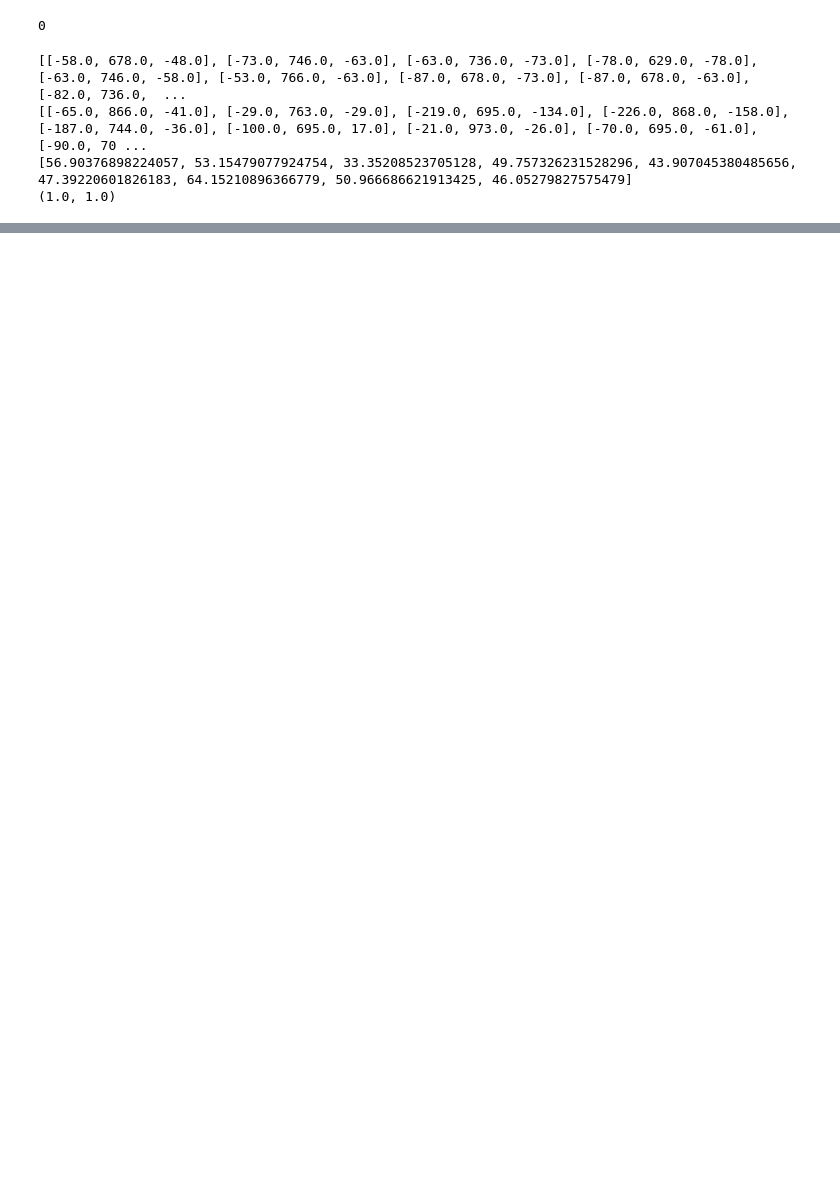
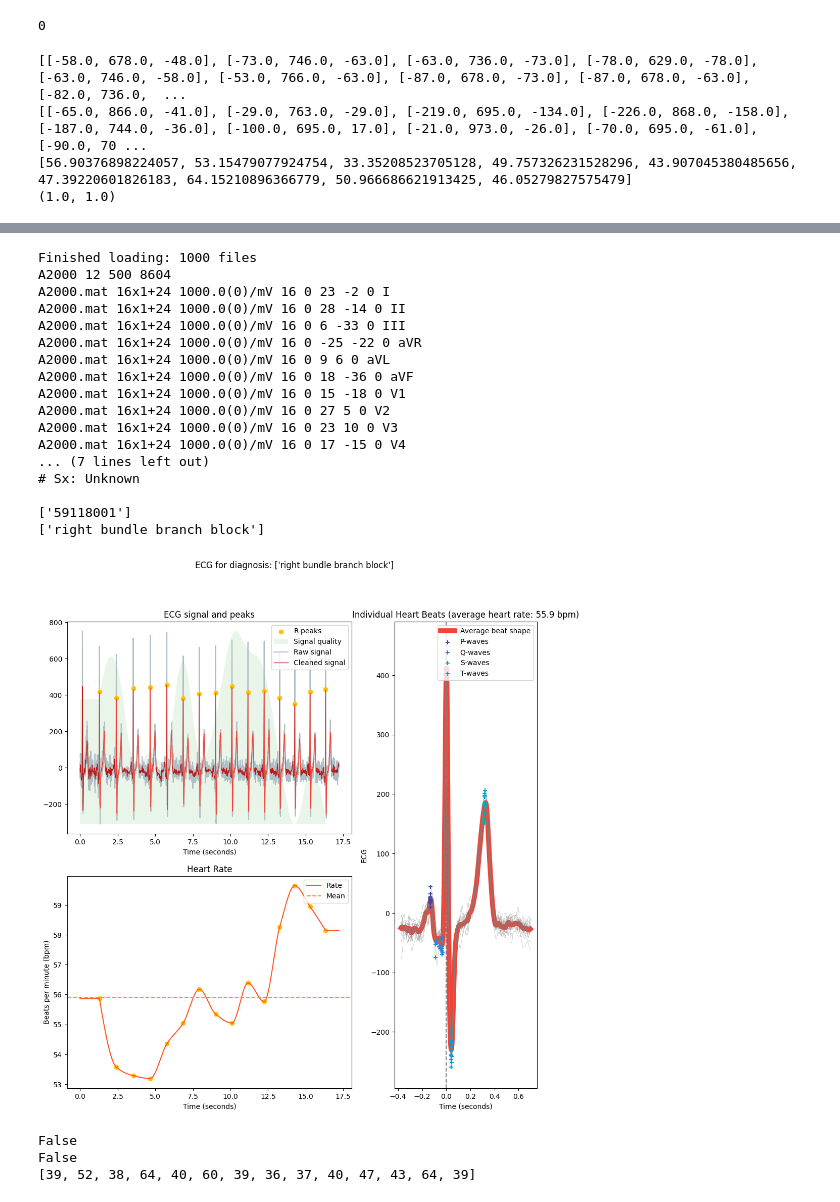
Before and after one commit to ispmor/multibranch-architecture, a Jupyter notebook: notebooks/signal_analysis_for_domain_knowledge.ipynb, the cells around one changed output, grey strips where cells are left out. Cells and saved outputs as stored; diff of their text form; code cells hidden in the pictures; blank space fills up the shorter version.

```diff
--- a/notebooks/signal_analysis_for_domain_knowledge.ipynb
+++ b/notebooks/signal_analysis_for_domain_knowledge.ipynb
@@ -184,0 +278,57 @@ print(get_rhythm_origin(signals_I, info_I, signals_II, info_II))
+# %%
+#RBBB
+data_directory="../data/physionet.org/files/challenge-2021/1.0.3/training/cpsc_2018/g3"
+
+header_files, recording_files = find_challenge_files(data_directory)
+num_recordings = len(header_files)
+index_RBBB = header_files.index('../data/physionet.org/files/challenge-2021/1.0.3/training/cpsc_2018/g3/A2000.hea')
+
+print(f"Finished loading: {num_recordings} files")
+
+header = load_header(header_files[index_RBBB])
+print(header)
+current_labels= clean_labels(header)
+print(current_labels)
+current_abbreviations=[labels_to_class[int(label)] for label in current_labels]
+print(current_abbreviations)
+
+recording = np.array(load_recording(recording_files[index_RBBB]), dtype=np.float32)
+recording_full = get_leads_values(header, recording, leads)
+
+signals_I, info_I = nk.ecg_process(recording[0], sampling_rate=500)
+
+# Visualise the processing
+plt.close()
+nk.ecg_plot(signals_I, info)
+fig = plt.gcf()
+fig.set_size_inches(12, 12, forward=True)
+fig.suptitle(f"ECG for diagnosis: {current_abbreviations}")
+plt.show()
+
+bpm=np.mean(nk.ecg_rate(signals_I, sampling_rate=500))
+
+print(has_missing_qrs(signals_I, info_I))
+print(has_missing_p(signals_I, info_I))
+print(get_QRS_duration(signals_I, info_I))
+# %% [output]
+Finished loading: 1000 files
+A2000 12 500 8604
+A2000.mat 16x1+24 1000.0(0)/mV 16 0 23 -2 0 I
+A2000.mat 16x1+24 1000.0(0)/mV 16 0 28 -14 0 II
+A2000.mat 16x1+24 1000.0(0)/mV 16 0 6 -33 0 III
+A2000.mat 16x1+24 1000.0(0)/mV 16 0 -25 -22 0 aVR
+A2000.mat 16x1+24 1000.0(0)/mV 16 0 9 6 0 aVL
+A2000.mat 16x1+24 1000.0(0)/mV 16 0 18 -36 0 aVF
+A2000.mat 16x1+24 1000.0(0)/mV 16 0 15 -18 0 V1
+A2000.mat 16x1+24 1000.0(0)/mV 16 0 27 5 0 V2
+A2000.mat 16x1+24 1000.0(0)/mV 16 0 23 10 0 V3
+A2000.mat 16x1+24 1000.0(0)/mV 16 0 17 -15 0 V4
+... (7 lines left out)
+# Sx: Unknown
+
+['59118001']
+['right bundle branch block']
+[figure, added]
+False
+False
+[39, 52, 38, 64, 40, 60, 39, 36, 37, 40, 47, 43, 64, 39]
```
Also changed, not shown: parts of 18 cells of this notebook.
